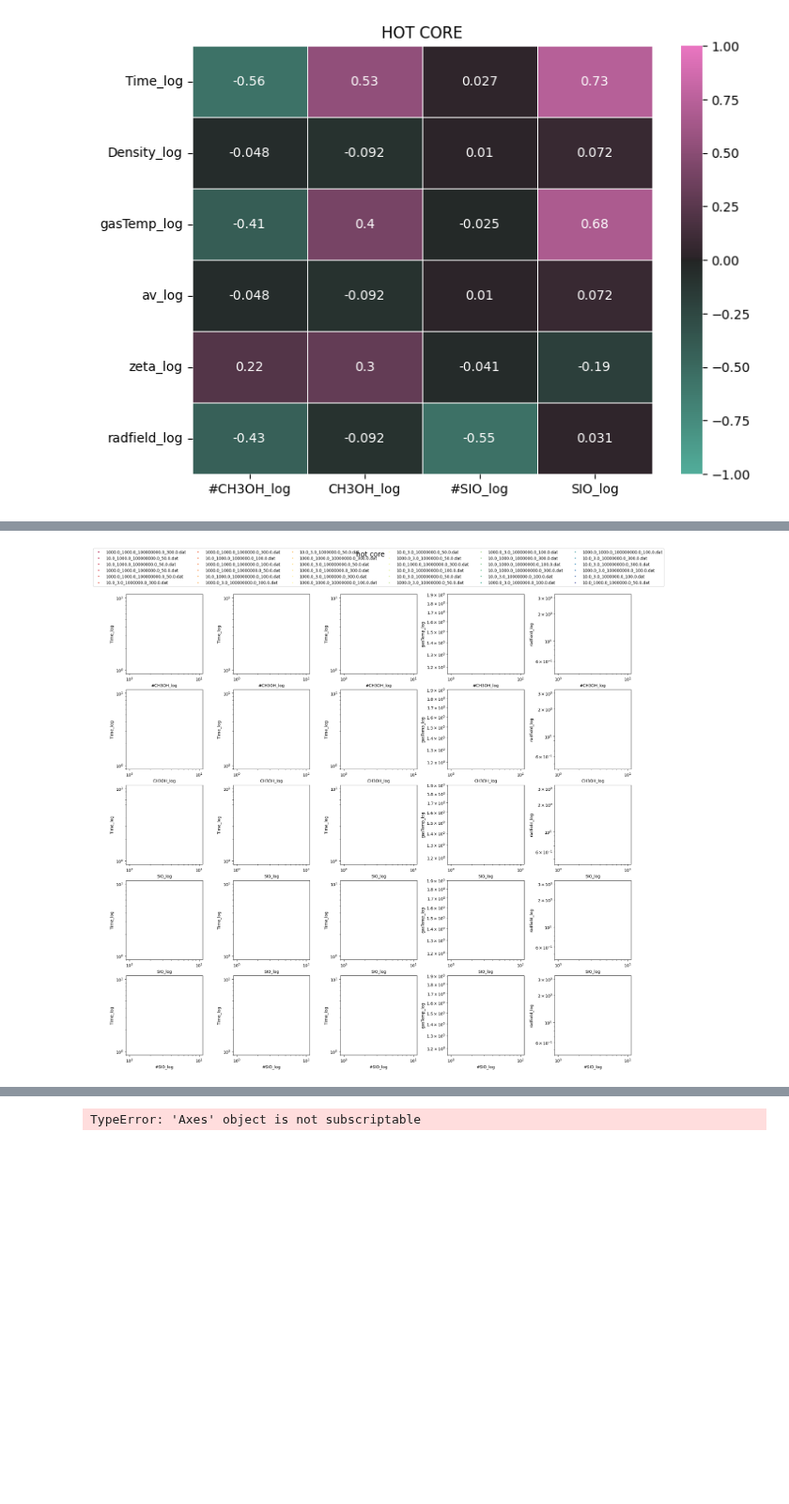
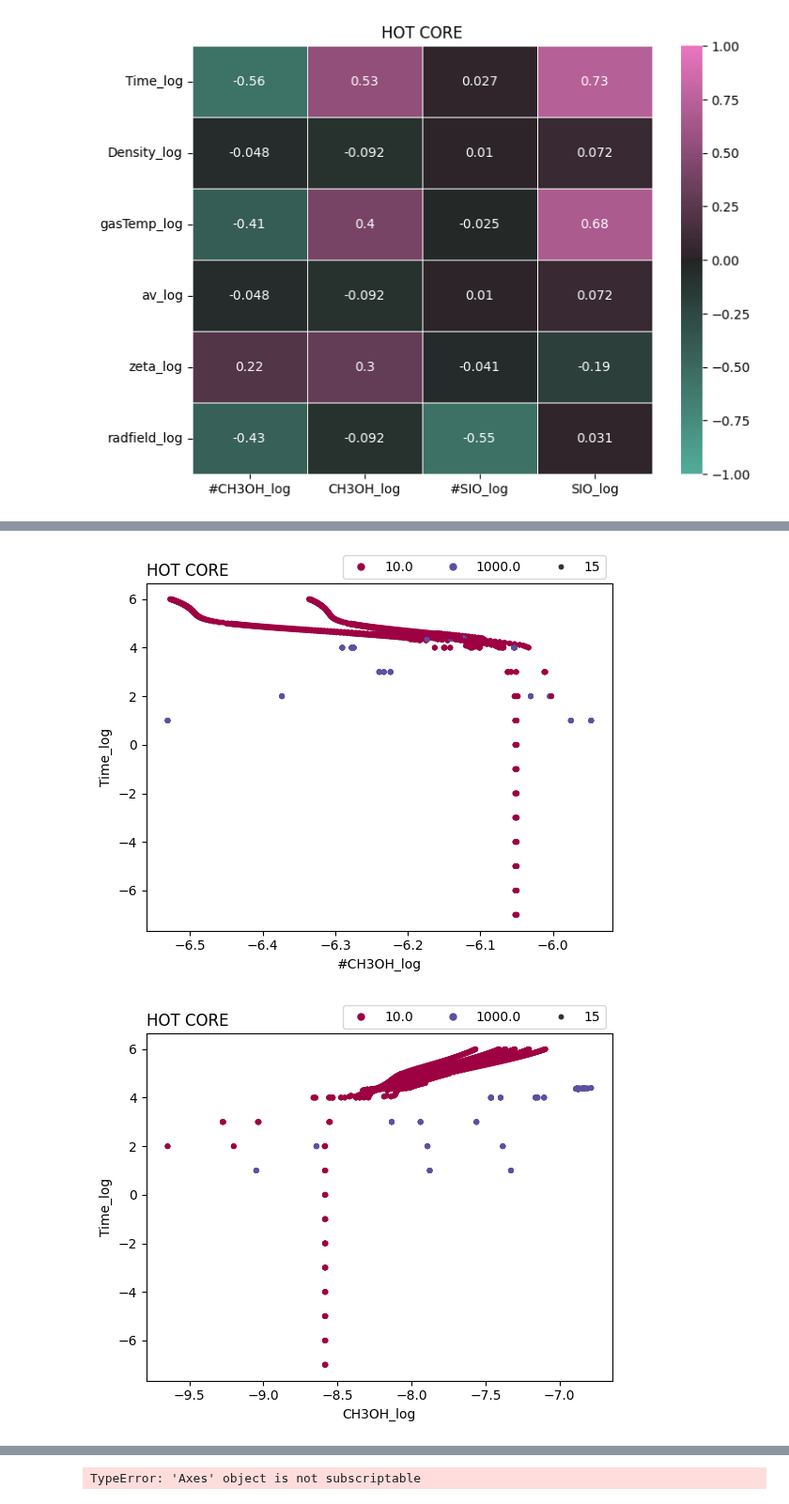
Before and after one commit to georgina-sampson/LEAPS-2024, a Jupyter notebook: Analysis/test.ipynb, the cells around one changed output, grey strips where cells are left out. Shown at 94% size. Saved outputs shown, nothing was run; the diff lists cells and outputs as text; code cells hidden in the pictures; blank space fills up the shorter version.

Commit message:
mejoras funcion scatter grid

```diff
--- a/Analysis/test.ipynb
+++ b/Analysis/test.ipynb
@@ -5,7 +5,7 @@ import numpy as np
 import matplotlib.pyplot as plt
 import seaborn as sns
 
-folder = '/data2/gsampsonolalde/LEAPS-2024/Analysis/{}'
+folder = '{}'
 physical = {constants.SHOCK: ['Time', 'Density', 'gasTemp', 'av', 'zeta', 'radfield', constants.SHOCKVEL],
             constants.HOTCORE: ['Time', 'Density', 'gasTemp', 'av', 'zeta', 'radfield']}
 species=['#CH3OH', 'CH3OH', '#SIO', 'SIO']
@@ -111,6 +111,23 @@ if len(xaxis)>1 or len(yaxis)>0:
+# %%
+def scatterGrid(df, xaxis, yaxis, tipo):
+    for i, phys in enumerate(xaxis):
+        fig = plt.figure()
+        ax=fig.add_subplot(111)
+
+        spec=yaxis[i]
+        title=tipo.upper()+phys+'_'+spec+'_'+'.png'
+
+        ax=sns.scatterplot(df,x=phys,y=spec,
+                        hue='zeta', palette='Spectral',
+                        linewidth=0, size=15
+                        )
+        ax.legend(loc='upper right',ncols=6, bbox_to_anchor=(1, 1.1))
+        ax.set_title(tipo.upper(), loc='left')
+        # fig.savefig(title)
 # %%
 if len(xaxis)>1 or len(yaxis)>0:
     figName=nameBase+f"{'species_' if singleAxis else ''}scatterGrid_log_log.png"
-    Plotting.scatterGrid(df, xaxis, yaxis, tipo, True, True)
+    scatterGrid(df, xaxis, yaxis, tipo)
 # %% [output]
-[figure, old version]
+[figure, new version]
+[figure, added]
```
Also changed, not shown: parts of 2 cells of this notebook, 4 other files.
